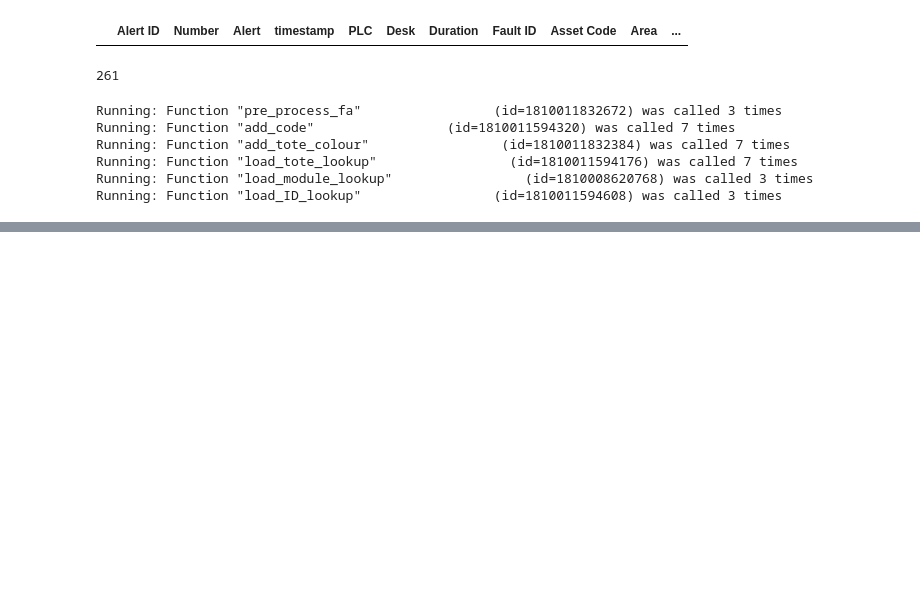
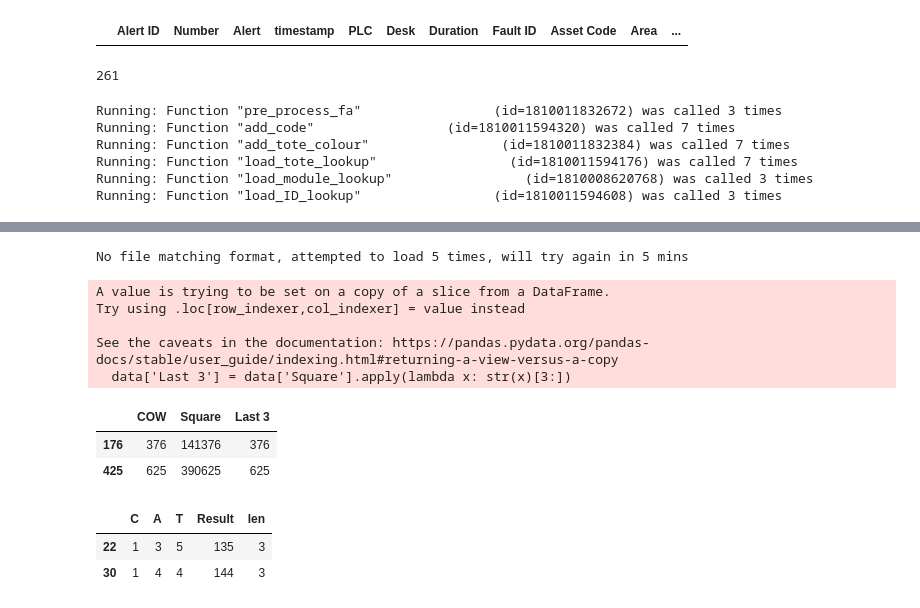
Before and after one commit to ch4413/scs, a Jupyter notebook: notebooks/Basic Model Jamie.ipynb, the cells around one changed output, grey strips where cells are left out. Cells and saved outputs as stored; diff of their text form; code cells hidden in the pictures; blank space fills up the shorter version.

```diff
--- a/notebooks/Basic Model Jamie.ipynb
+++ b/notebooks/Basic Model Jamie.ipynb
@@ -531,3 +531,9 @@ for x in fa_PTT.items():
 output.rename(columns={'Asset Code': 'ID', 'Coefficient': 'COEFFICIENT'},
               inplace=True)
 output.sort_values('PTT', inplace=True)
+# %%
+attempt = 5
+print('No file matching format, attempted to load %d times,'
+      ' will try again in 5 mins' % attempt)
+# %% [output]
+No file matching format, attempted to load 5 times, will try again in 5 mins
@@ -533,0 +544,14 @@ output.sort_values('PTT', inplace=True)
+# %%
+data['Last 3'] = data['Square'].apply(lambda x: str(x)[3:])
+# %% [output]
+A value is trying to be set on a copy of a slice from a DataFrame.
+Try using .loc[row_indexer,col_indexer] = value instead
+
+See the caveats in the documentation: https://pandas.pydata.org/pandas-docs/stable/user_guide/indexing.html#returning-a-view-versus-a-copy
+  data['Last 3'] = data['Square'].apply(lambda x: str(x)[3:])
+# %%
+data[data['COW']==data['Last 3']]
+# %% [output]
+|  | COW | Square | Last 3 |
+| 176 | 376 | 141376 | 376 |
+| 425 | 625 | 390625 | 625 |
@@ -533,0 +563,19 @@ output.sort_values('PTT', inplace=True)
+# %%
+from itertools import product
+
+data =pd.DataFrame(
+    list(product(C, A, T)),
+    columns=['C', 'A', 'T']
+)
+# %%
+data['Result'] = (data['C'] + data['A'] + data['T']) * data['C'] * data['A'] * data['T']
+# %%
+data['len'] = data['Result'].apply(lambda x:len(str(x)))
+# %%
+data = data[data['len']==3]
+# %%
+data[(data['C']==data['Result'].apply(lambda x:int(str(x)[0]))) & (data['A']==data['Result'].apply(lambda x:int(str(x)[1]))) & (data['T']==data['Result'].apply(lambda x:int(str(x)[2])))]
+# %% [output]
+|  | C | A | T | Result | len |
+| 22 | 1 | 3 | 5 | 135 | 3 |
+| 30 | 1 | 4 | 4 | 144 | 3 |
```
Also changed, not shown: parts of 3 cells of this notebook, 3 other files.
